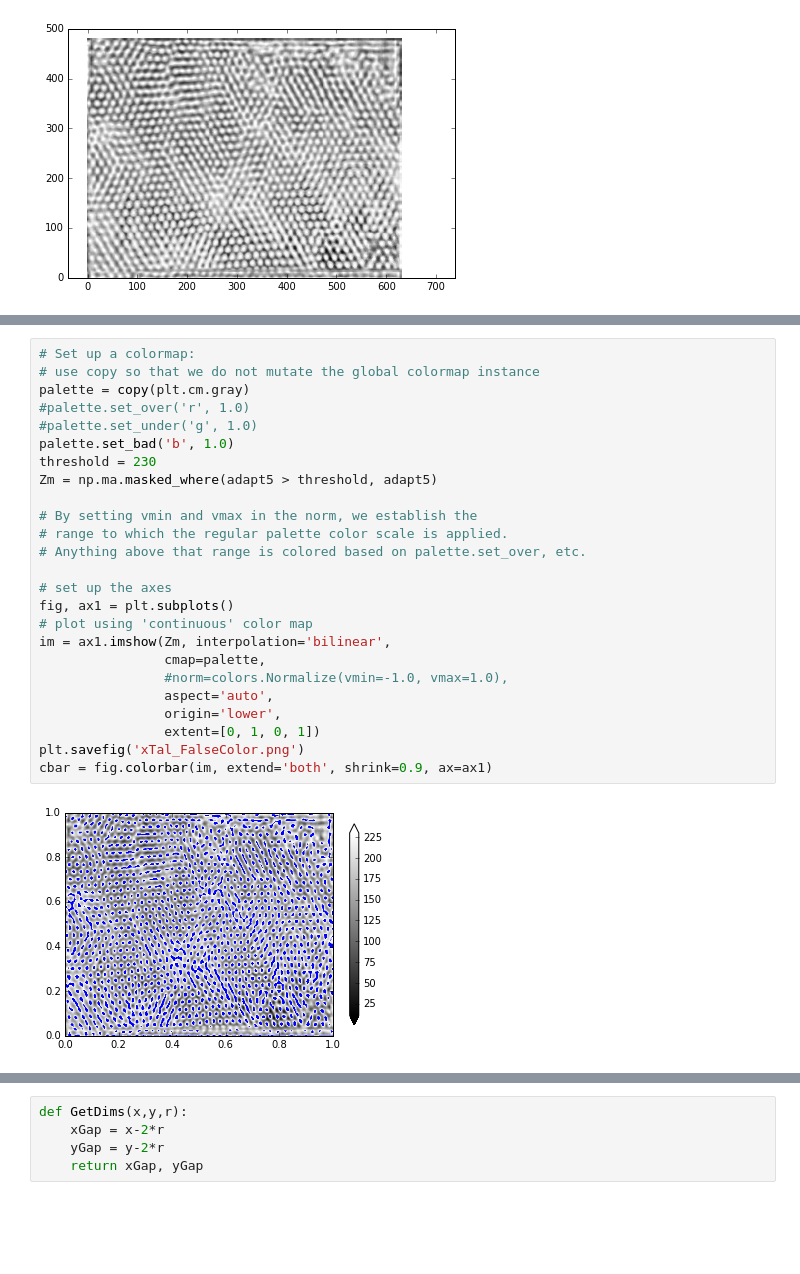
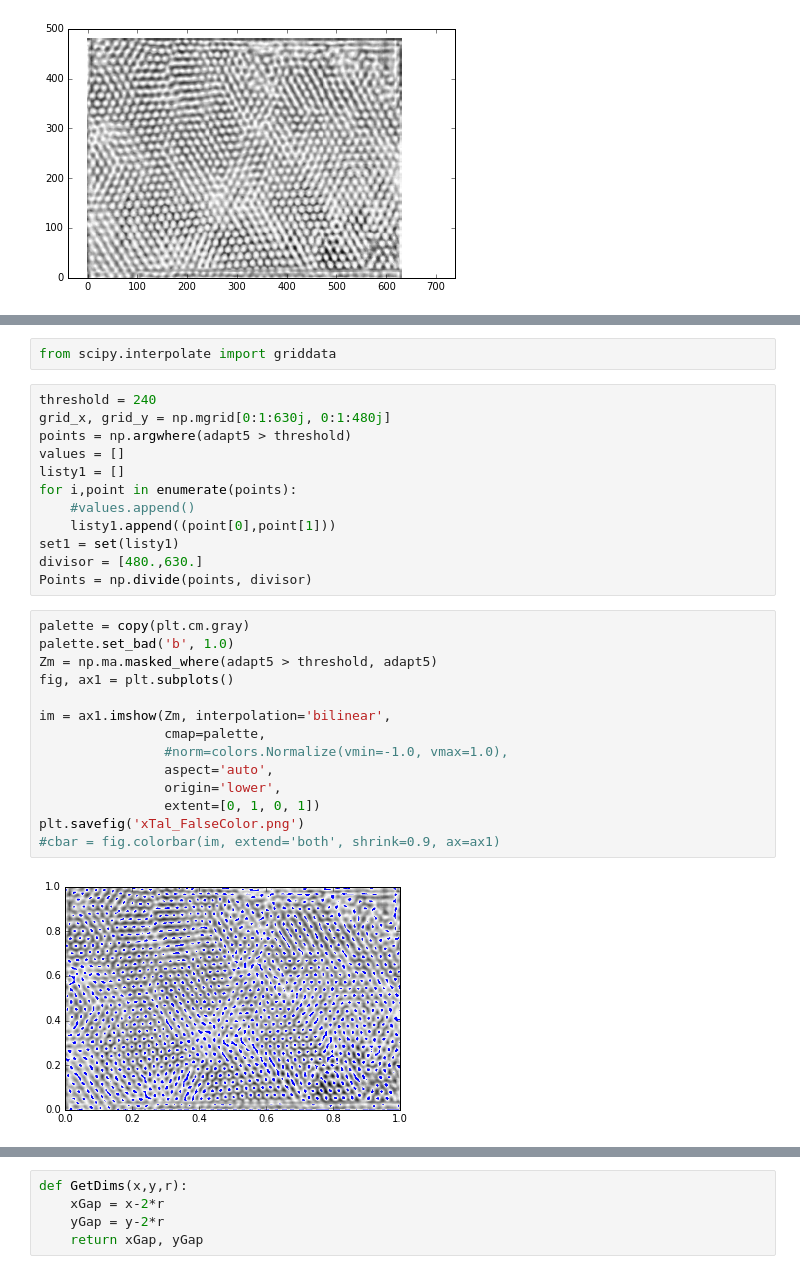
Before and after one commit to huskeypm/sparkdetection, a Jupyter notebook: roc/Real_ROC.ipynb, the cells around one changed output, grey strips where cells are left out. Saved outputs shown, nothing was run; the diff lists cells and outputs as text; blank space fills up the shorter version.

```diff
--- a/roc/Real_ROC.ipynb
+++ b/roc/Real_ROC.ipynb
@@ -428,27 +442,30 @@ myplot(adapt5)
+# %%
+from scipy.interpolate import griddata
+# %%
+threshold = 240
+grid_x, grid_y = np.mgrid[0:1:630j, 0:1:480j]
+points = np.argwhere(adapt5 > threshold)
+values = []
+listy1 = []
+for i,point in enumerate(points):
+    #values.append()
+    listy1.append((point[0],point[1]))
+set1 = set(listy1)
+divisor = [480.,630.]
+Points = np.divide(points, divisor)
 # %%
-# Set up a colormap:
-# use copy so that we do not mutate the global colormap instance
 palette = copy(plt.cm.gray)
-#palette.set_over('r', 1.0)
-#palette.set_under('g', 1.0)
 palette.set_bad('b', 1.0)
-threshold = 230
 Zm = np.ma.masked_where(adapt5 > threshold, adapt5)
+fig, ax1 = plt.subplots()
 
-# By setting vmin and vmax in the norm, we establish the
-# range to which the regular palette color scale is applied.
-# Anything above that range is colored based on palette.set_over, etc.
-
-# set up the axes
-fig, ax1 = plt.subplots()
-# plot using 'continuous' color map
 im = ax1.imshow(Zm, interpolation='bilinear',
                 cmap=palette,
                 #norm=colors.Normalize(vmin=-1.0, vmax=1.0),
                 aspect='auto',
                 origin='lower',
                 extent=[0, 1, 0, 1])
 plt.savefig('xTal_FalseColor.png')
-cbar = fig.colorbar(im, extend='both', shrink=0.9, ax=ax1)
+#cbar = fig.colorbar(im, extend='both', shrink=0.9, ax=ax1)
 # %% [output]
-[figure, old version]
+[figure, new version]
```
Also changed, not shown: parts of 21 cells of this notebook, 1 other file.
